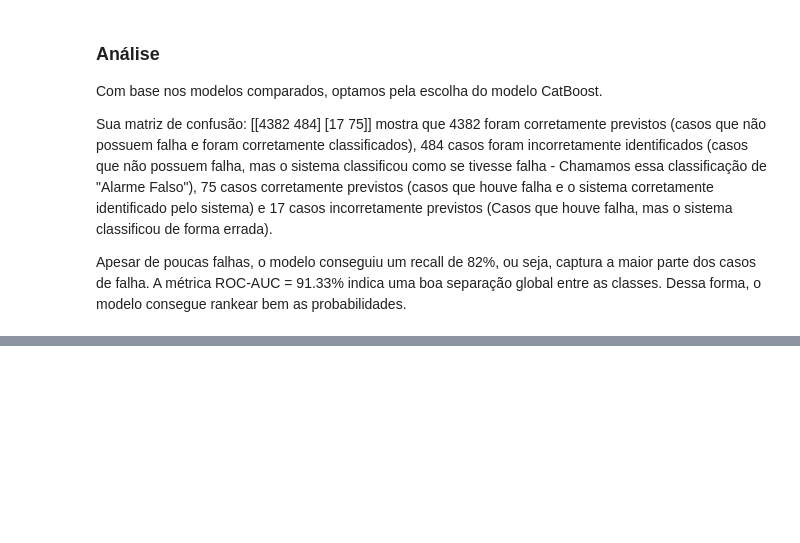
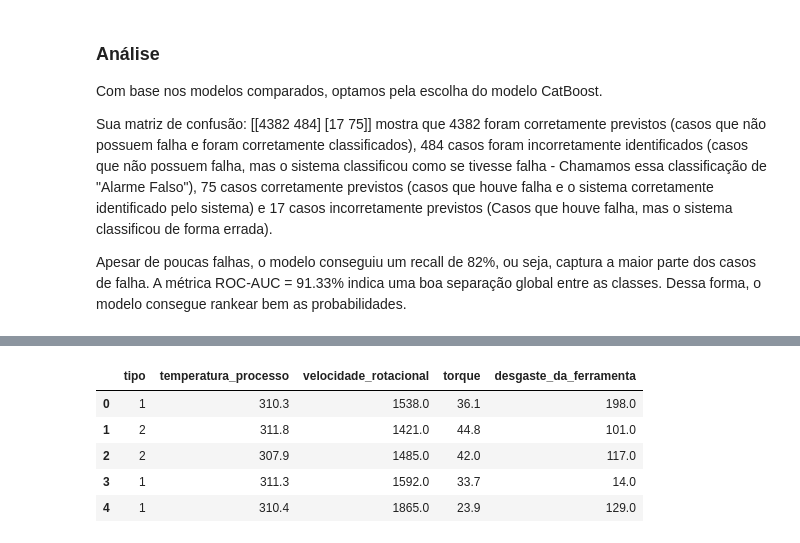
Before and after one commit to Meire-Rosa/BootcampCienciaDadosInteligenciaArtificialUNISENAI_SC, a Jupyter notebook: Rosemeire_Entrega_ProjetoBootcampUNISENAI_SC.ipynb, the cells around one changed output, grey strips where cells are left out. Cells and saved outputs as stored; diff of their text form; code cells hidden in the pictures; blank space fills up the shorter version.

```diff
--- a/Rosemeire_Entrega_ProjetoBootcampUNISENAI_SC.ipynb
+++ b/Rosemeire_Entrega_ProjetoBootcampUNISENAI_SC.ipynb
@@ -699,0 +722,18 @@ Apesar de poucas falhas, o modelo conseguiu um recall de 82%, ou seja, captura a
+# %%
+#Tratamento de df_teste como feito para df_train na preparação do modelo
+
+df_teste_filtrado = df_teste.copy()
+df_teste_filtrado.drop(columns=['temperatura_ar'], inplace=True)
+df_teste_filtrado.drop(columns=['umidade_relativa'], inplace=True)
+df_teste_filtrado['velocidade_rotacional'] = df_teste_filtrado['velocidade_rotacional'].astype(float)
+df_teste_filtrado['desgaste_da_ferramenta'] = df_teste_filtrado['desgaste_da_ferramenta'].astype(float)
+df_teste_filtrado['tipo'] = le.fit_transform(df_teste_filtrado['tipo'])
+df_teste_filtrado.drop(columns=['id', 'id_produto'], inplace=True)
+df_teste_filtrado.head()
+# %% [output]
+|  | tipo | temperatura_processo | velocidade_rotacional | torque | desgaste_da_ferramenta |
+| 0 | 1 | 310.3 | 1538.0 | 36.1 | 198.0 |
+| 1 | 2 | 311.8 | 1421.0 | 44.8 | 101.0 |
+| 2 | 2 | 307.9 | 1485.0 | 42.0 | 117.0 |
+| 3 | 1 | 311.3 | 1592.0 | 33.7 | 14.0 |
+| 4 | 1 | 310.4 | 1865.0 | 23.9 | 129.0 |
```
Also changed, not shown: parts of 9 cells of this notebook.
